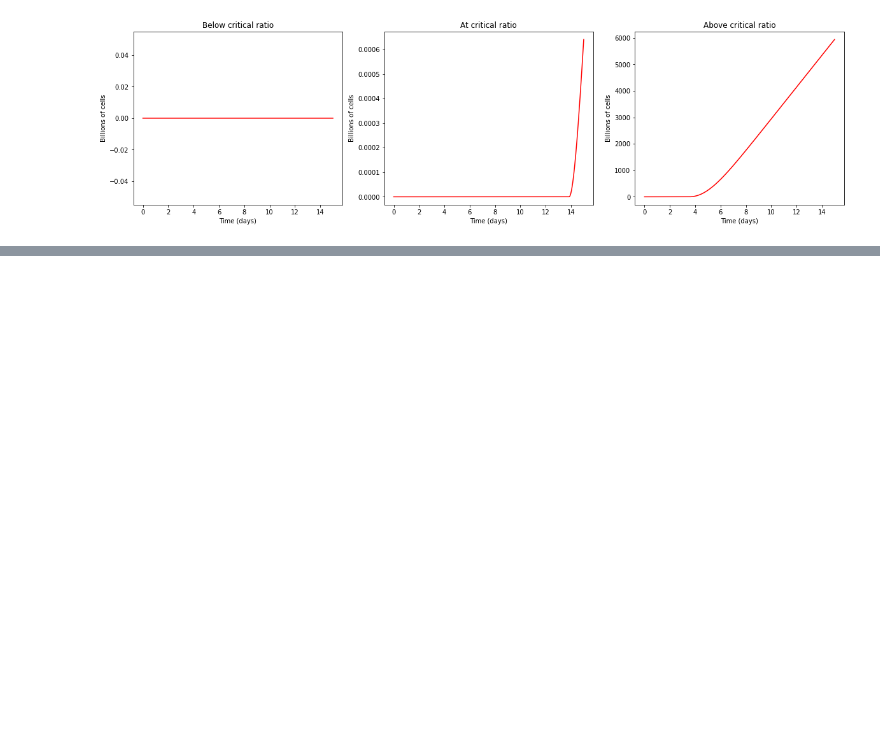
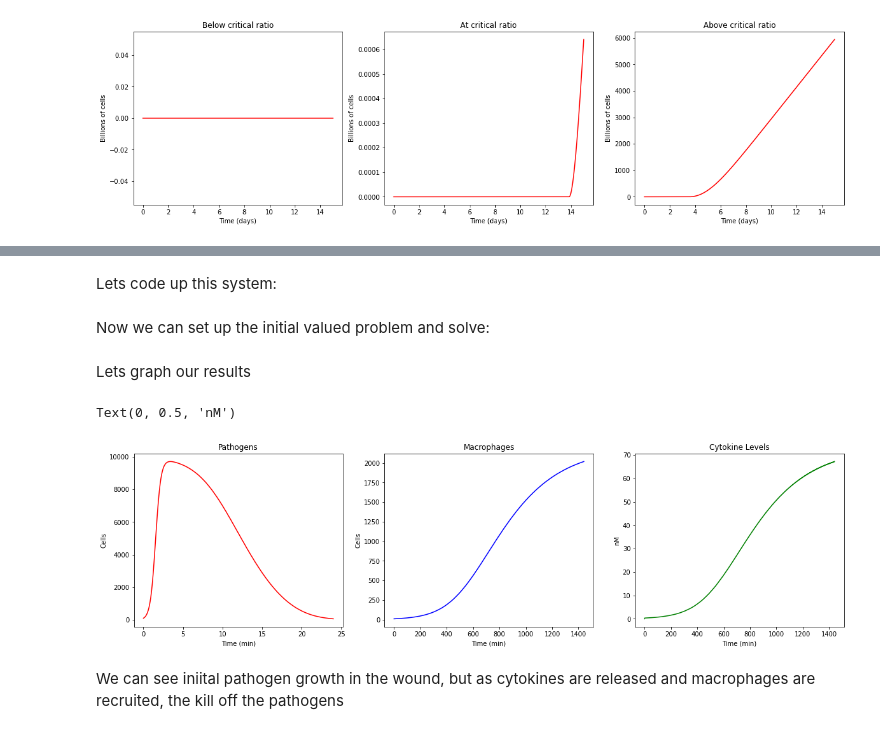
Before and after one commit to nleroy917/bme6310, a Jupyter notebook: hw04/hw04.ipynb, the cells around one changed output, grey strips where cells are left out. Drawn from its saved outputs; the diff is of its cells as text; code cells hidden in the pictures; blank space fills up the shorter version.

```diff
--- a/hw04/hw04.ipynb
+++ b/hw04/hw04.ipynb
@@ -288,0 +425,2 @@ Text(0, 0.5, 'Billions of cells')
+# %% [markdown]
+Lets code up this system:
@@ -288,0 +457,2 @@ Text(0, 0.5, 'Billions of cells')
+# %% [markdown]
+Now we can set up the initial valued problem and solve:
@@ -288,0 +496,27 @@ Text(0, 0.5, 'Billions of cells')
+# %% [markdown]
+Lets graph our results
+# %%
+fig, ax = plt.subplots(1,3, figsize=(20,5))
+
+# plot blood value below ratio
+ax[0].plot(res.t/60/60, res.y[0], 'r-')
+ax[0].set_title("Pathogens")
+ax[0].set_xlabel("Time (min)")
+ax[0].set_ylabel("Cells")
+
+# plot blood value below ratio
+ax[1].plot(res.t/60, res.y[1], 'b-')
+ax[1].set_title("Macrophages")
+ax[1].set_xlabel("Time (min)")
+ax[1].set_ylabel("Cells")
+
+# plot blood value below ratio
+ax[2].plot(res.t/60, res.y[2], 'g-')
+ax[2].set_title("Cytokine Levels")
+ax[2].set_xlabel("Time (min)")
+ax[2].set_ylabel("nM")
+# %% [output]
+Text(0, 0.5, 'nM')
+[figure, added]
+# %% [markdown]
+We can see iniital pathogen growth in the wound, but as cytokines are released and macrophages are recruited, the kill off the pathogens
```
Also changed, not shown: parts of 14 cells of this notebook, 10 other files.
